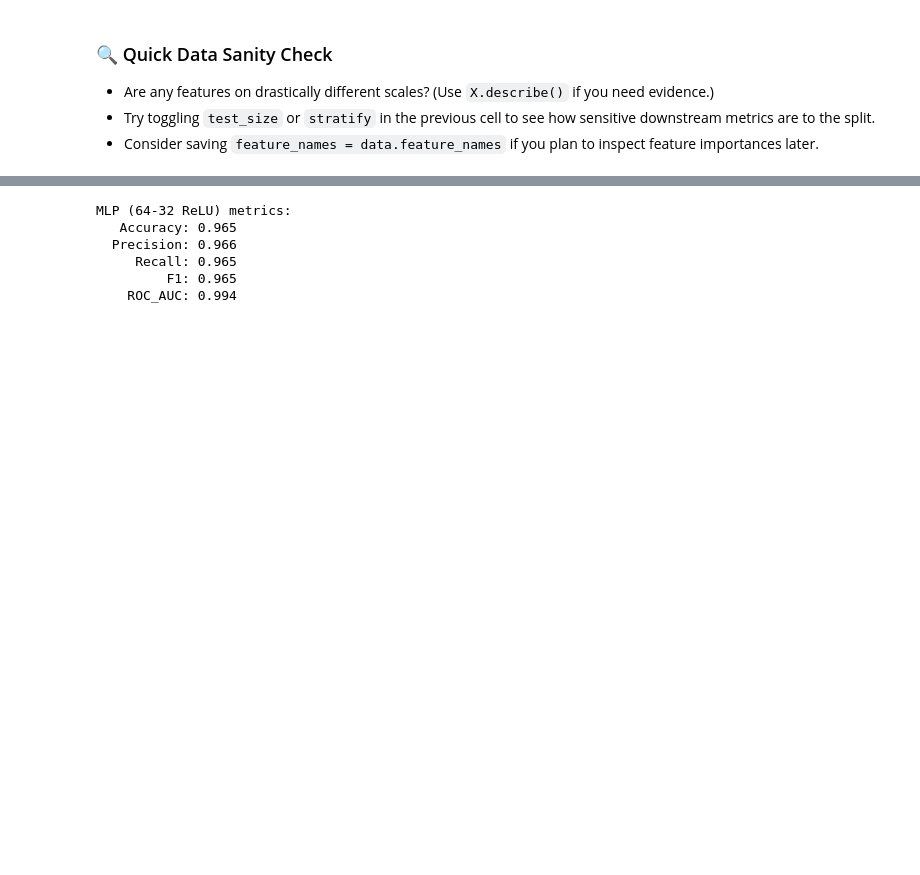
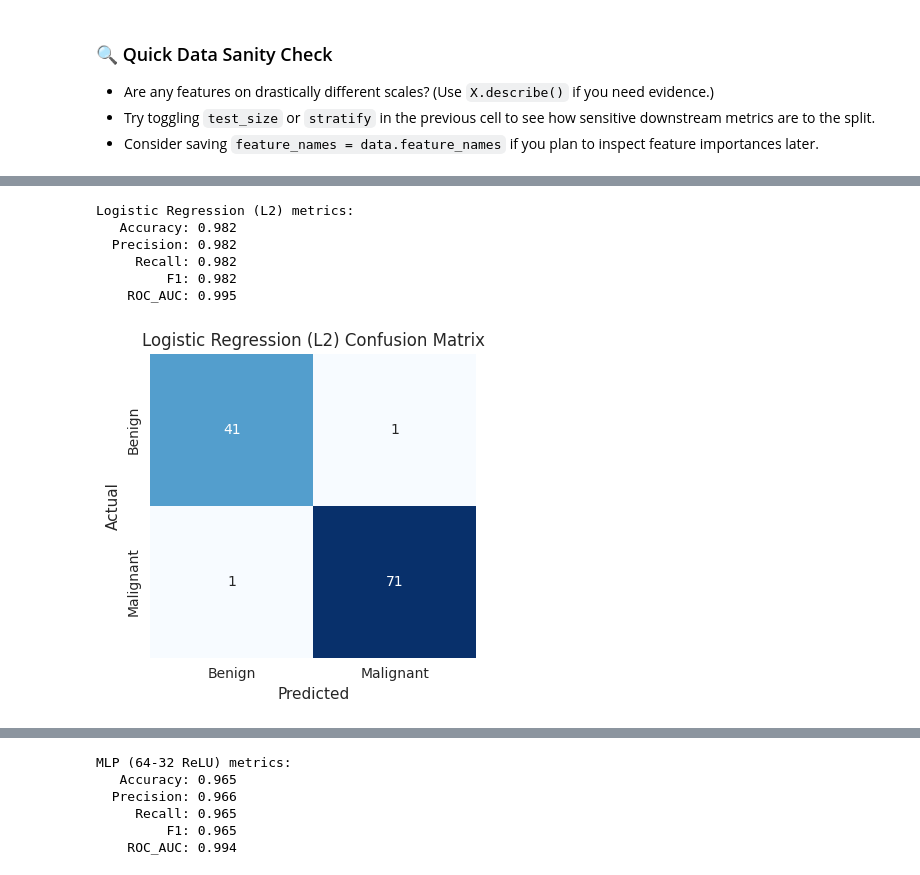
Before and after one commit to uf-bme/BME6938-Spring-2026, a Jupyter notebook: lessons/06-Classic-ML-Models/06-Classic-ML-Models.ipynb, the cells around one changed output, grey strips where cells are left out. Drawn from its saved outputs; the diff is of its cells as text; code cells hidden in the pictures; blank space fills up the shorter version.

```diff
--- a/lessons/06-Classic-ML-Models/06-Classic-ML-Models.ipynb
+++ b/lessons/06-Classic-ML-Models/06-Classic-ML-Models.ipynb
@@ -168,13 +168,24 @@ trained_models = {}
 
 def plot_confusion_matrix(y_true, y_pred, title, class_names=None):
     cm = confusion_matrix(y_true, y_pred)
-    if class_names is None or len(class_names) != cm.shape[0]:
+    n_classes = cm.shape[0]
+    if class_names is None or len(class_names) != n_classes:
         labels = np.unique(np.concatenate((np.asarray(y_true), np.asarray(y_pred))))
         class_names = [str(label) for label in labels]
-    fig, ax = plt.subplots(figsize=(4, 4))
-    sns.heatmap(cm, annot=True, fmt="d", cmap="Blues", cbar=False,
-                xticklabels=class_names,
-                yticklabels=class_names, ax=ax)
+
+    # Make multiclass confusion matrices readable (e.g., 10-class MNIST).
+    fig_size = 4 if n_classes <= 2 else 5 if n_classes <= 4 else 7 if n_classes <= 6 else 10
+    fig, ax = plt.subplots(figsize=(fig_size, fig_size))
+    sns.heatmap(
+        cm,
+        annot=(n_classes <= 6),
+        fmt="d",
+        cmap="Blues",
+        cbar=False,
+        xticklabels=class_names,
+        yticklabels=class_names,
+        ax=ax,
+    )
     ax.set_xlabel("Predicted")
     ax.set_ylabel("Actual")
     ax.set_title(title)
@@ -236 +257,25 @@ def train_and_evaluate(name, estimator, X_train, y_train, X_test, y_test, class_
+# %%
+lr_classifier = LogisticRegression(
+    solver="lbfgs",
+    max_iter=2000,
+    C=1.0,
+    )
+
+lr_model = train_and_evaluate(
+    name="Logistic Regression (L2)",
+    estimator=lr_classifier,
+    X_train=X_train_scaled,
+    y_train=y_train,
+    X_test=X_test_scaled,
+    y_test=y_test,
+    class_names=["Benign", "Malignant"],
+ )
+# %% [output]
+Logistic Regression (L2) metrics:
+   Accuracy: 0.982
+  Precision: 0.982
+     Recall: 0.982
+         F1: 0.982
+    ROC_AUC: 0.995
+[figure, added]
 # %% [markdown]
```
Also changed, not shown: parts of 26 cells of this notebook, 1 other file.
